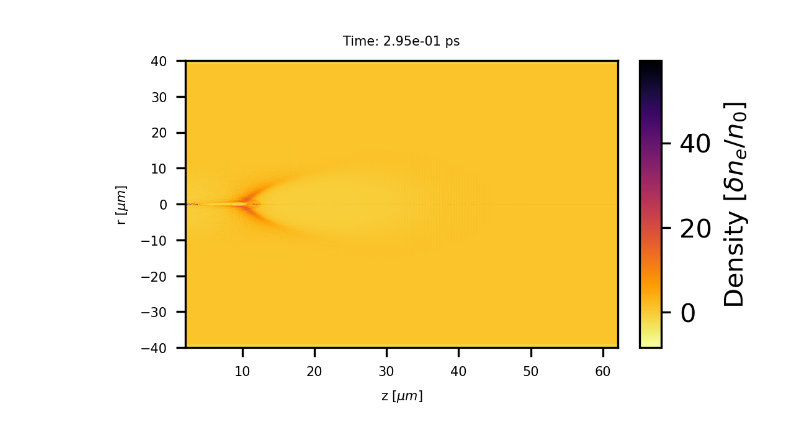
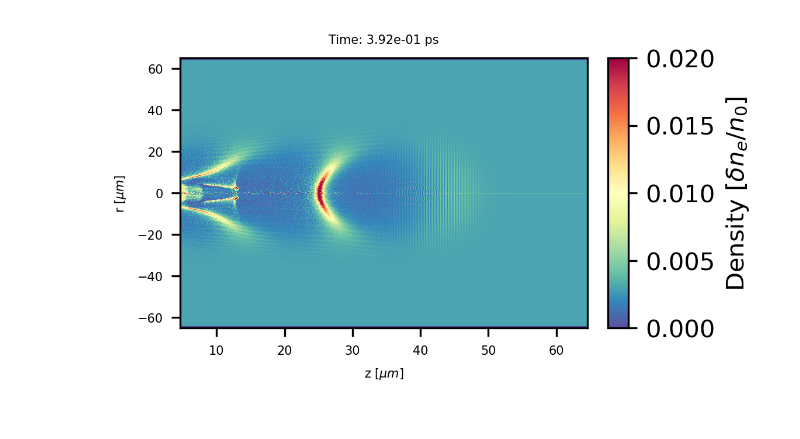
Before and after one commit to jdl99/Warpx_Sims, a Jupyter notebook: Sims_RZ/Notebooks/RZ_wake_ana_nonlinear.ipynb, the cells around one changed output. Cells and saved outputs as stored; diff of their text form; code cells hidden in the pictures.

```diff
--- a/Sims_RZ/Notebooks/RZ_wake_ana_nonlinear.ipynb
+++ b/Sims_RZ/Notebooks/RZ_wake_ana_nonlinear.ipynb
@@ -127,8 +50,14 @@ data= OpenPMDTimeSeries("{}".format(path_Rz),backend="h5py")
 # %%
 # laser_plasma parameters
 lam = 800e-9
-dens = 0.0005
+dens = 0.001
 a0 = 2
+r = 65e-6
+z = [-30.e-6,30.e-6]
+ncells = [512,1024]
+mode = 2
+max_grid_size = [256,256]
+gpus = 1
+
 lp_para = laser_plasma_para(lam,dens,a0)
-
-lamp  = lp_para['lam_p']
+sim_para = sim_RZ_para(lam,r,z,ncells,mode,max_grid_size,gpus)
@@ -143,7 +64,9 @@ len(data.iterations)
 # %%
-j = 11
+j = 12
 t=data.t[j]
 Ey, Ey_info = data.get_field(t=data.t[j], field='E',coord="y", plot=False)
+Ez, Ez_info = data.get_field(t=data.t[j], field='E',coord="z", plot=False)
+Ex, Ex_info = data.get_field(t=data.t[j], field='E',coord="x", plot=False)
 rho_ele, ele_info = data.get_field(t=data.t[j], field='rho_electrons', plot=False)
 Ey_slice, Ey_info_slice = data.get_field(t=data.t[j], field='E',coord="y", plot=False, slice_across="r",slice_relative_position= 0)
 Ez_slice, Ez_info_slice = data.get_field(t=data.t[j], field='E',coord="z", plot=False, slice_across="r",slice_relative_position= 0)
@@ -153,6 +76,7 @@ rmin = Ey_info.rmin
 rmax = Ey_info.rmax
 Ey_norm = Ey/lp_para['Enorm']
 Ey_slice_norm = Ey_slice / lp_para['Enorm']
-delta_tho_ele = ((-rho_ele/q_e) - lp_para['ne0'])/ (lp_para['ne0'])
+delta_tho_ele = ((-rho_ele/qe) - lp_para['ne0'])/ (lp_para['ne0'])
+ne_nc = (-rho_ele/qe)/ (lp_para['nc'])
 Z = np.linspace(zmin, zmax, len(Ey))
 R = np.linspace(rmin, rmax, len(Ey[0]))
@@ -201,17 +151,17 @@ plt.show()
 # %%
 #####################################
 fig_width = 3 # Set width to 1.5 inches
 fig_height = 2  # Set height to 1.5 inches
 fig, ax = plt.subplots(figsize=(fig_width, fig_height), dpi=300)
 #charge_bg_dens = ax.pcolormesh(Z,X,rho_ele_dens.T,cmap='Spectral_r')
-dens_map = ax.pcolormesh(Z *10**6, R*10**6, delta_tho_ele.T, cmap='inferno_r')
+dens_map = ax.pcolormesh(Z *10**6, R*10**6, ne_nc.T, cmap='Spectral_r',vmin=0,vmax=0.02)
 cb1 = add_colorbar(dens_map)
 cb1.set_label(r'Density [$\delta n_e / n_0$]')
 ax.set_title('Time: {:.2e} ps'.format(t*10**12),fontsize=5)
 ax.tick_params('x',labelsize=5)
 ax.tick_params('y',labelsize=5)
 ax.set_ylabel(r'r [$\mu m$]', fontsize = 5)
 ax.set_xlabel(r'z [$\mu m$]', fontsize = 5)
 plt.show()
 # %% [output]
-[figure, old version]
+[figure, new version]
```
Also changed, not shown: parts of 10 cells of this notebook, 1 other file.
